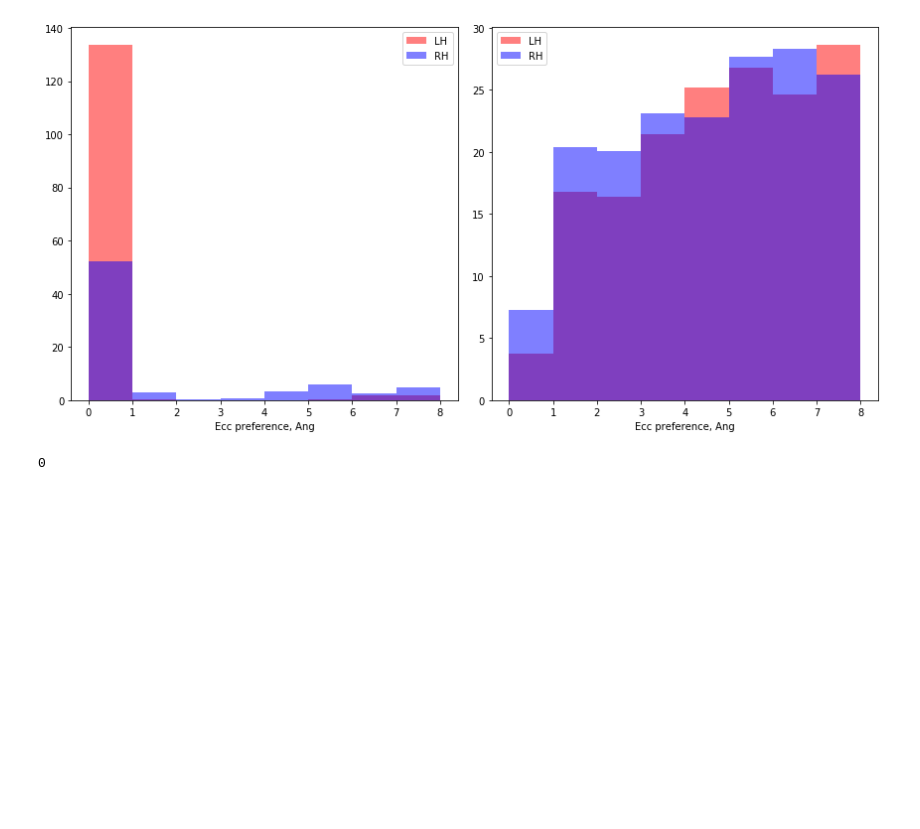
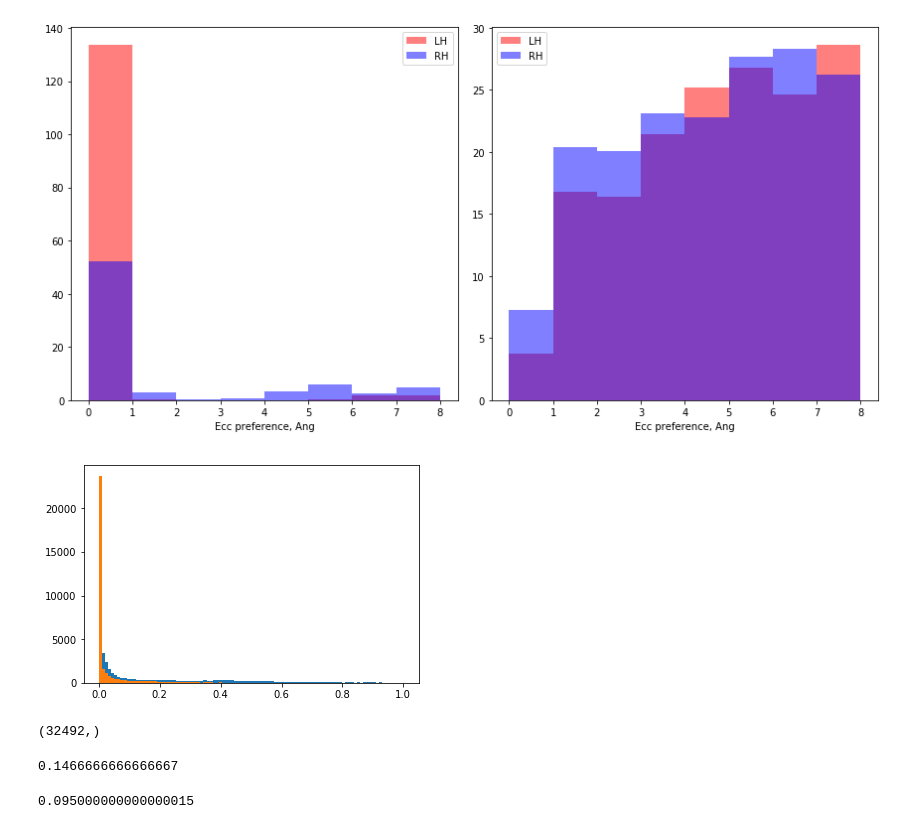
Before and after one commit to VU-Cog-Sci/retino_HCP, a Jupyter notebook: scripts/hcp_retino_dev.ipynb, the cells around one changed output. Cells and saved outputs as stored; diff of their text form; code cells hidden in the pictures; blank space fills up the shorter version.

Commit message:
updated for hemi-specific fitting on cartesius

```diff
--- a/scripts/hcp_retino_dev.ipynb
+++ b/scripts/hcp_retino_dev.ipynb
@@ -28,7 +28,7 @@ def add_angles(data, rsq_thresh=0.1, sub_thresh_value=-10):
     angles[data[-1,:]<rsq_thresh] = sub_thresh_value
     return angles
 
-def load_data(hemi, rsq_thresh=-0.1, fp_template='/Users/knapen/Downloads/tfMRI_RETBAR1_7T_AP_Atlas_MSMAll_hp2000_clean.dtseries_{hemi}.func_bla_psc_av_est.gii'):
+def load_data(hemi, rsq_thresh=-0.1, fp_template='/Users/knapen/Downloads/tfMRI_RETBAR1_7T_AP_Atlas_MSMAll_hp2000_clean.dtseries_{hemi}.func_bla_psc_av_ridge_est.gii'):
     gii_filename = fp_template.format(hemi=hemi)
     gii_in = nb.load(gii_filename)
     data = np.array([gii_in.darrays[i].data for i in range(len(gii_in.darrays))])
@@ -50,7 +50,7 @@ def load_mask(hemi,mask_name='39_B05', fp_template='/Users/knapen/Downloads/cift
 
     return mask
 # %%
-pnd = [load_data(hemi, fp_template=os.path.join(subject_dir, 'tfMRI_RETBAR1_7T_AP_Atlas_MSMAll_hp2000_clean.dtseries_{hemi}.func_bla_psc_av_est.gii')) for hemi in ['L','R']]
+pnd = [load_data(hemi, fp_template=os.path.join(subject_dir, 'tfMRI_RETBAR1_7T_AP_Atlas_MSMAll_hp2000_clean.dtseries_{hemi}.func_bla_psc_av_ridge_est.gii')) for hemi in ['L','R']]
 ang_ms = [load_mask(hemi, mask_name='39_B05', fp_template=os.path.join(base_dir,'Conte69.parcellations_VGD11b.32k_fs_LR.{mask_name}.dlabel.{hemi}.gii')) for hemi in ['L','R']]
 V1_nms = [load_mask(hemi, mask_name='17_B05', fp_template=os.path.join(base_dir,'Conte69.parcellations_VGD11b.32k_fs_LR.{mask_name}.dlabel.{hemi}.gii')) for hemi in ['L','R']]
 # %%
@@ -155,0 +131,24 @@ for ih, hemi in enumerate(['L', 'R']):
+# %%
+for ih, hemi in enumerate(['L', 'R']):
+    for i, side in enumerate(['pos', 'neg']):
+        # filename and such
+        gii_fn = os.path.join(subject_dir,'tfMRI_RETBAR1_7T_AP_Atlas_MSMAll_hp2000_clean.dtseries_{hemi}.func_bla_psc_av_est.gii'.format(hemi=hemi))
+        # polar angle
+        angs_n = np.fmod((pnd[ih][i][angle_index,:] + np.pi), 2 * np.pi) / (np.pi * 2.0)
+        create_label_colors(precision=999,
+                            values=angs_n,
+                            rsq=pnd[ih][i][rsq_index,:],
+                            offset=0.0,
+                            out_txt_file=os.path.join(subject_dir,'{hemi}_{side}_polar_ridge.metriclabel.txt'.format(hemi=hemi, side=side)),
+                            out_gii_file=os.path.join(subject_dir,'{hemi}_{side}_polar_ridge.metric.gii'.format(hemi=hemi, side=side)),
+                            gii_example=gii_fn)
+        # ecc
+        ecc_n = np.sqrt(pnd[ih][i][ecc_index,:]/16)
+        ecc_n[ecc_n >= 1] = 1
+        create_label_colors(precision=999,
+                            values=ecc_n,
+                            rsq=pnd[ih][i][rsq_index,:],
+                            offset=0.0,
+                            out_txt_file=os.path.join(subject_dir,'{hemi}_{side}_ecc_ridge.metriclabel.txt'.format(hemi=hemi, side=side)),
+                            out_gii_file=os.path.join(subject_dir,'{hemi}_{side}_ecc_ridge.metric.gii'.format(hemi=hemi, side=side)),
+                            gii_example=gii_fn)
@@ -156,19 +206,41 @@ for ih, hemi in enumerate(['L', 'R']):
 # %%
 os.system("""
 # to convert metric output files to labels, using .txt label definition file
-for hemi in L R
+for hemi in R L
 do
-    for t in pos neg
+    for t in pos neg all
     do
-        for pe in polar ecc
+        for pe in polar ecc size rsq
         do
             /Applications/workbench/bin_macosx64/wb_command \
             -metric-label-import ---SJ_DIR---/${hemi}_${t}_${pe}.metric.gii \
             ---SJ_DIR---/${hemi}_${t}_${pe}.metriclabel.txt \
-            ---SJ_DIR---/${hemi}_${t}_${pe}.label.gii -unlabeled-value -1
-        done
+            ---SJ_DIR---/${hemi}_${t}_${pe}.label.gii -unlabeled-value -1 &
+            /Applications/workbench/bin_macosx64/wb_command \
+            -metric-label-import ---SJ_DIR---/${hemi}_${t}_${pe}.metric.gii \
+            ---SJ_DIR---/${hemi}_${t}_${pe}_ridge.metriclabel.txt \
+            ---SJ_DIR---/${hemi}_${t}_${pe}_ridge.label.gii -unlabeled-value -1
+            done
     done
 done
 """.replace("---SJ_DIR---",subject_dir))
-# %% [output]
-0
+# %%
+this_rsq = np.copy(rsq)
+this_rsq[prf_sign>0] = 0
+
+pl.hist(rsq, bins=np.linspace(0,1,100));
+pl.hist(this_rsq, bins=np.linspace(0,1,100));
+# %% [output]
+[figure, added]
+# %%
+prf_sign.shape
+# %% [output]
+(32492,)
+# %%
+np.average([0.03, -0.02, 0.20, 0.20, 0.16, 0.31])
+# %% [output]
+0.1466666666666667
+# %%
+np.average([0.07, 0.1, 0.10, 0.12, 0.08, 0.10])
+# %% [output]
+0.095000000000000015
```
Also changed, not shown: parts of 2 cells of this notebook, 3 other files.
